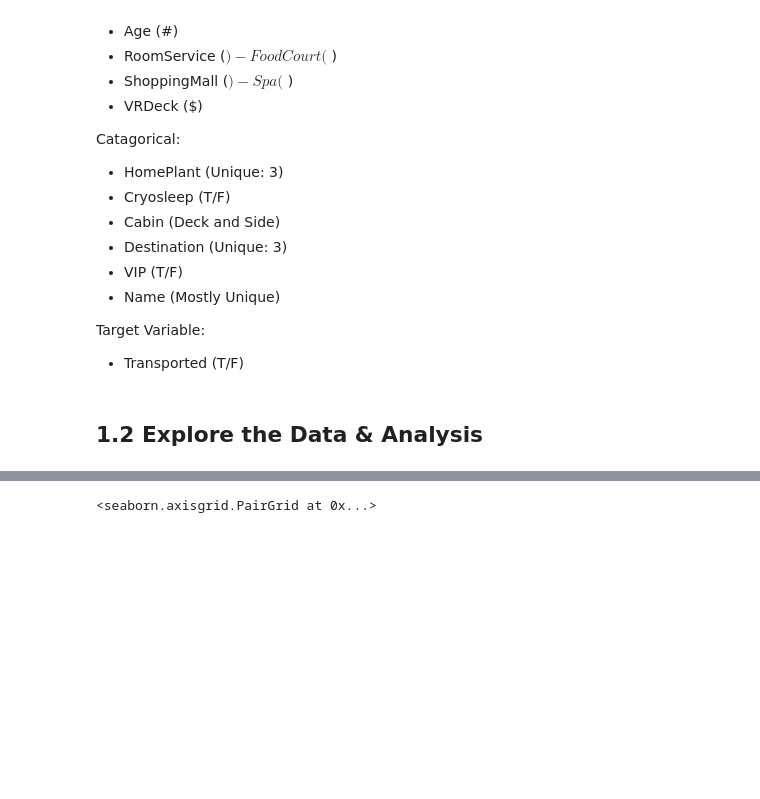
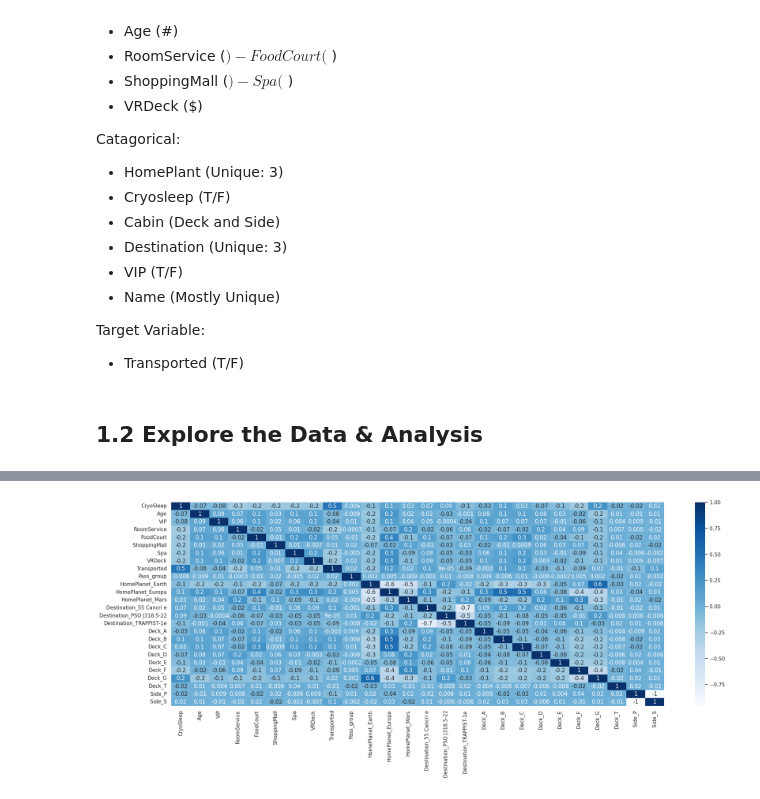
Before and after one commit to MMMarinov/ProjectPortfolio, a Jupyter notebook: 1. Titanic_SpaceShip - Binary Classification/Titanic_SpaceShip_XGBoost.ipynb, the cells around one changed output, grey strips where cells are left out. Saved outputs shown, nothing was run; the diff lists cells and outputs as text; code cells hidden in the pictures; blank space fills up the shorter version.

Commit message:
continuing progress. Added Heatmap

```diff
--- a/1. Titanic_SpaceShip - Binary Classification/Titanic_SpaceShip_XGBoost.ipynb
+++ b/1. Titanic_SpaceShip - Binary Classification/Titanic_SpaceShip_XGBoost.ipynb
@@ -220,4 +220,10 @@ print(titanic_data_eda_dropped.corr())
-# %%
-sns.pairplot(titanic_data_eda_dropped)
-# %% [output]
-<seaborn.axisgrid.PairGrid at 0x...>
+# %%
+plt.figure(figsize=(24,8))
+sns.set_theme(style="white")
+corr = titanic_data_eda_dropped.corr()
+heatmap = sns.heatmap(corr, annot=True, cmap="Blues", fmt='.1g')
+
+# The interesting relation to note is Cryosleep. Which looks to be at 0.5 in relation with Transported without any data cleaning.
+# This looks like it is going to be a strong predictor and will need special attention when populating nulls.
+# %% [output]
+[figure, added]
```
Also changed, not shown: parts of 7 cells of this notebook.
